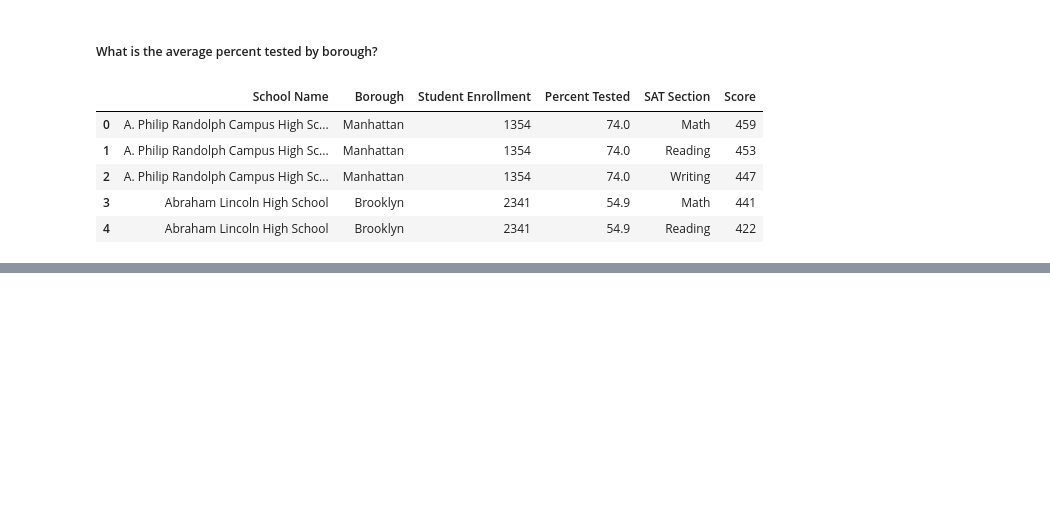
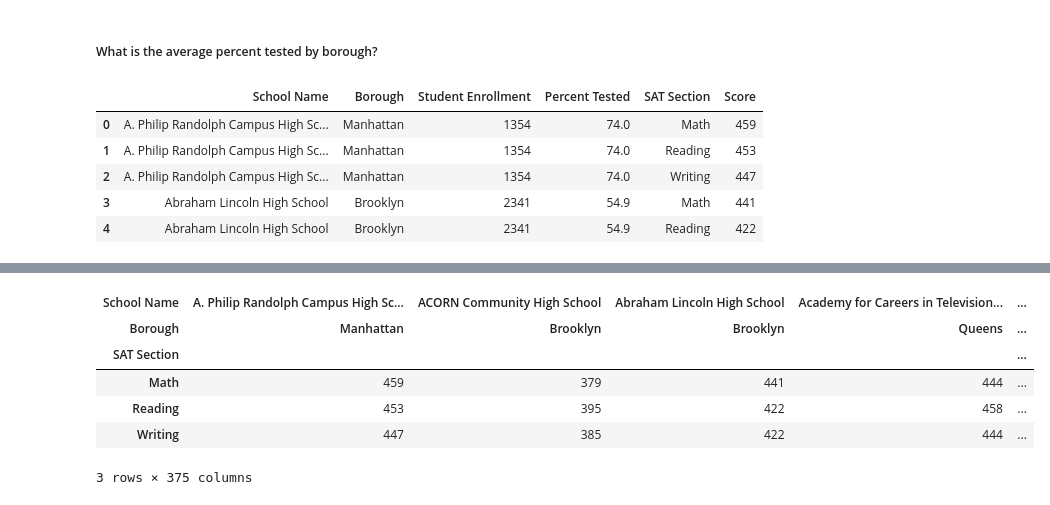
Before and after one commit to emanuelramponi/cp2, a Jupyter notebook: pandas1/section_9_reshaping_with_pivots.ipynb, the cells around one changed output, grey strips where cells are left out. Drawn from its saved outputs; the diff is of its cells as text; code cells hidden in the pictures; blank space fills up the shorter version.

```diff
--- a/pandas1/section_9_reshaping_with_pivots.ipynb
+++ b/pandas1/section_9_reshaping_with_pivots.ipynb
@@ -269,0 +458,10 @@ Error:
+# %%
+sat.pivot_table(values = 'Score',columns=['School Name','Borough'],index='SAT Section')
+# %% [output]
+| School Name | A. Philip Randolph Campus High Sc... | ACORN Community High School | Abraham Lincoln High School | Academy for Careers in Television... | ... |
+| Borough | Manhattan | Brooklyn | Brooklyn | Queens | ... |
+| SAT Section |  |  |  |  | ... |
+| Math | 459 | 379 | 441 | 444 | ... |
+| Reading | 453 | 395 | 422 | 458 | ... |
+| Writing | 447 | 385 | 422 | 444 | ... |
+3 rows × 375 columns
```
Also changed, not shown: parts of 27 cells of this notebook.
